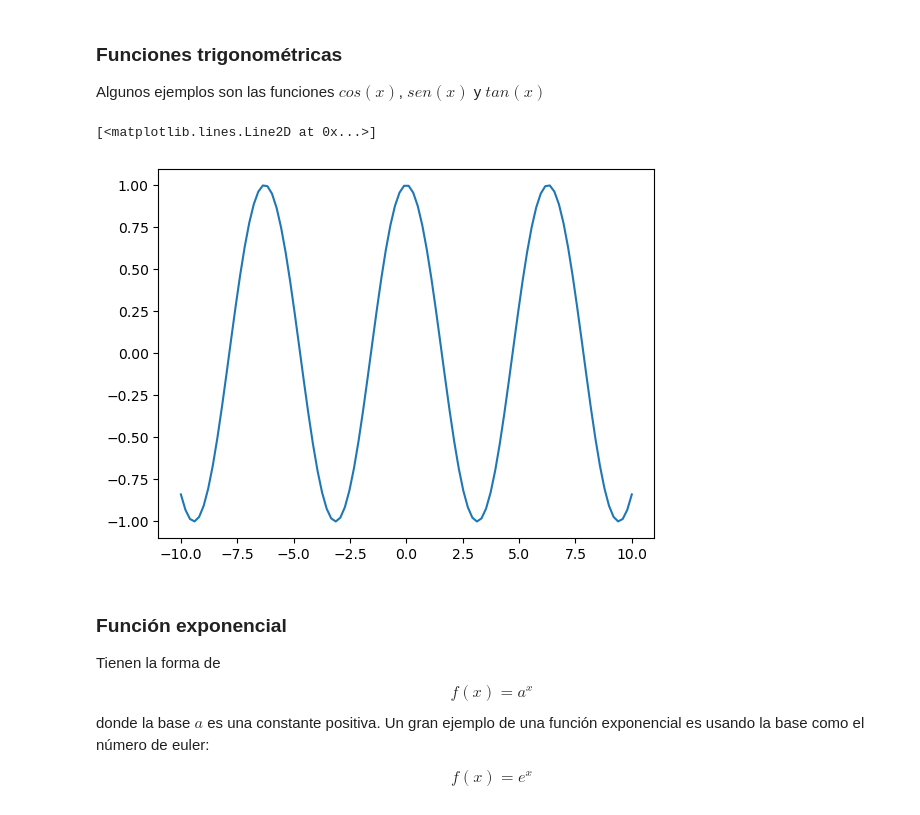
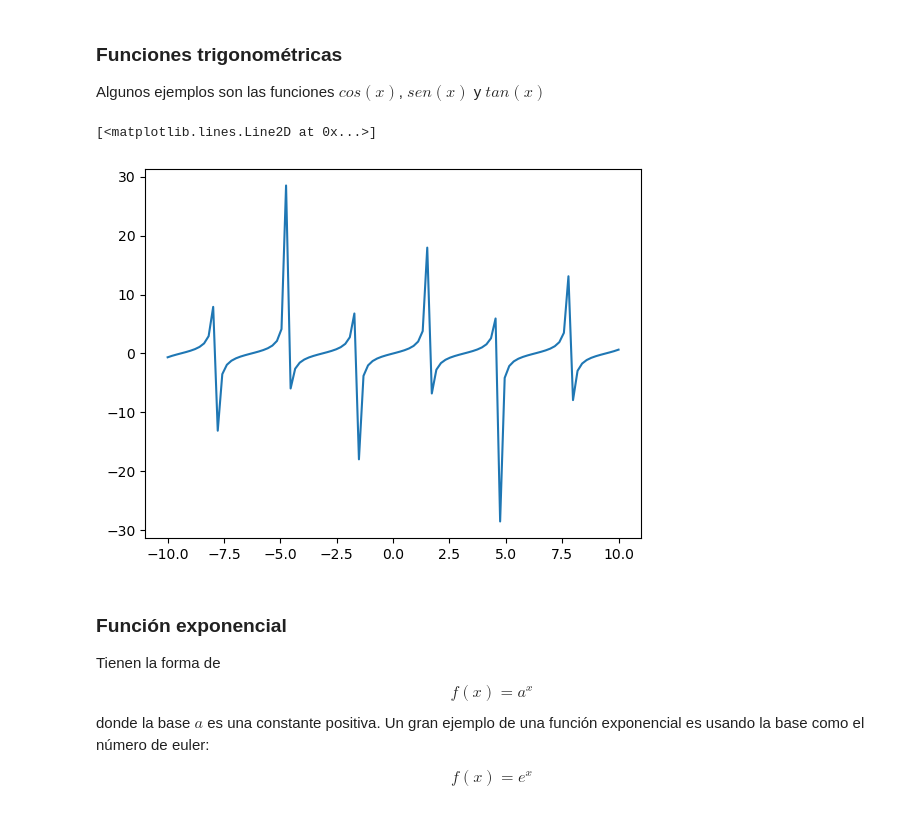
Before and after one commit to jcmefra/funciones_curso, a Jupyter notebook: 1_Programando_funciones.ipynb, the cells around one changed output. Cells and saved outputs as stored; diff of their text form; code cells hidden in the pictures.

```diff
--- a/1_Programando_funciones.ipynb
+++ b/1_Programando_funciones.ipynb
@@ -79,14 +79,14 @@ Son funciones que no pueden ser expresadas con polinomios.
 Algunos ejemplos son las funciones $cos(x)$, $sen(x)$ y $tan(x)$
 # %%
 def f(x):
-  return np.cos(x)
+  return np.tan(x)
 
 y = f(x)
 
 plt.plot(x,y)
 # %% [output]
 [<matplotlib.lines.Line2D at 0x...>]
-[figure, old version]
+[figure, new version]
 # %% [markdown]
 ### Función exponencial
 
```
Also changed, not shown: parts of 3 cells of this notebook.
